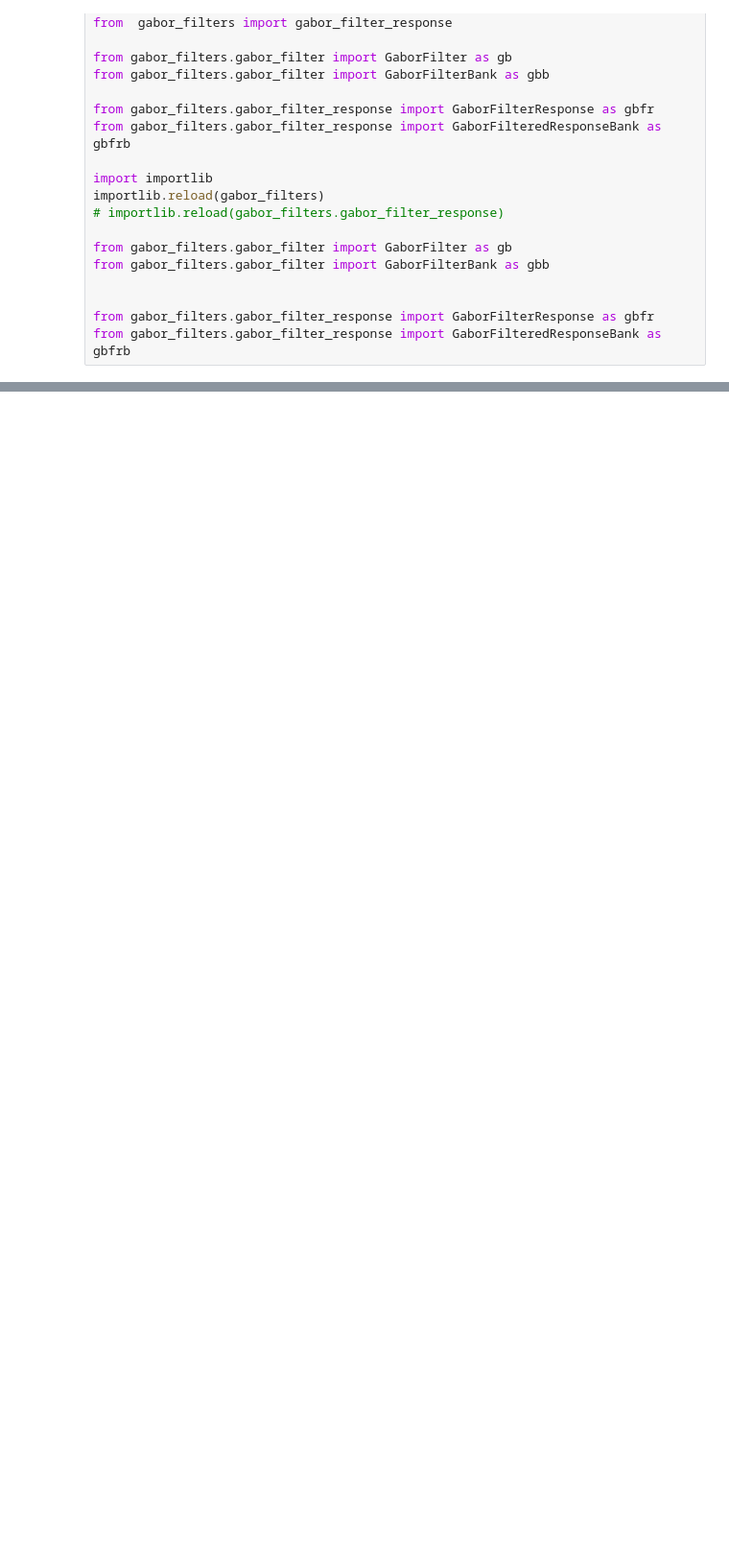
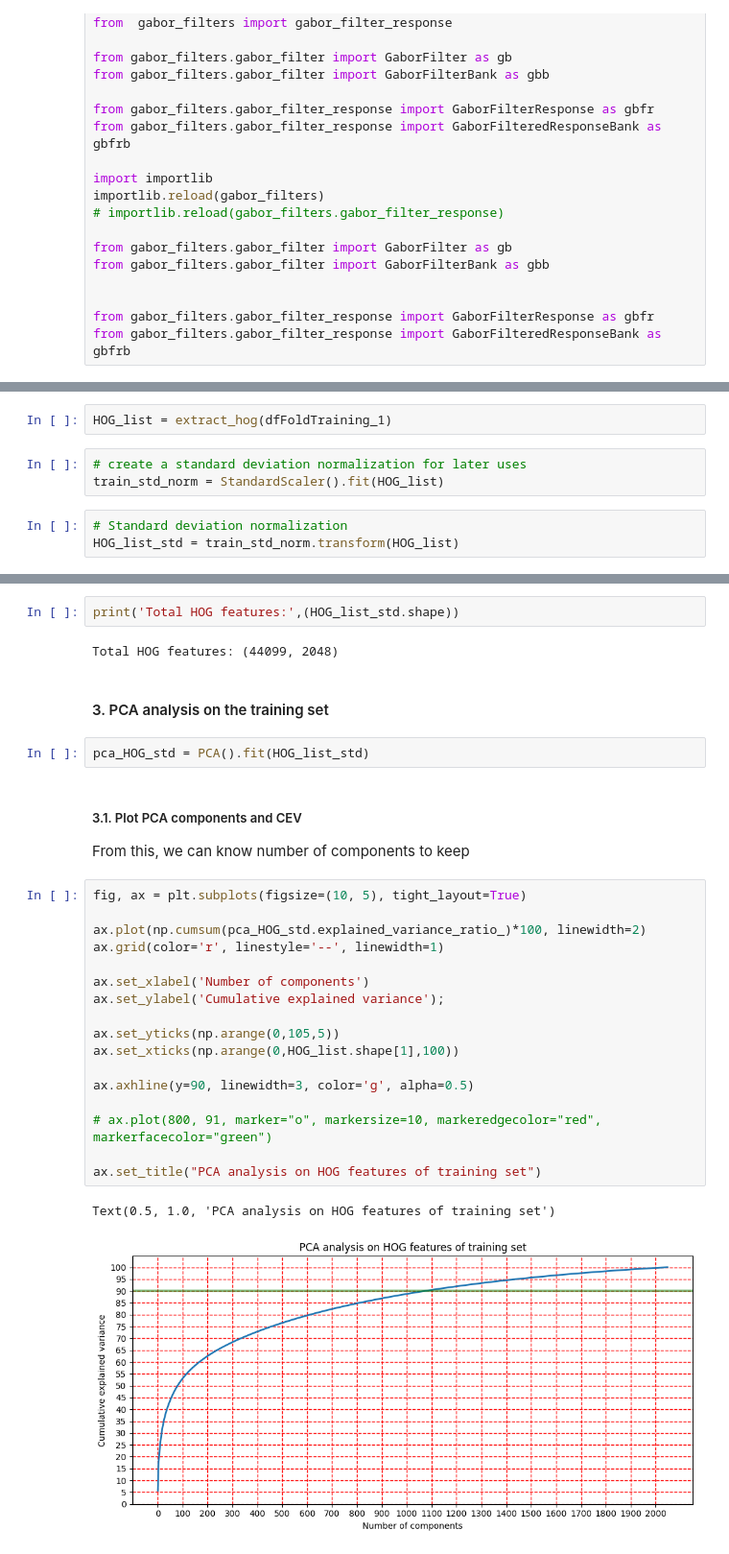
Before and after one commit to ledvic/_Plankton_Zooscan-Machine_Learning, a Jupyter notebook: _pyscripts/extract_gabor_filter_for_dataset.ipynb, the cells around one changed output, grey strips where cells are left out. Shown at 96% size. Drawn from its saved outputs; the diff is of its cells as text; blank space fills up the shorter version.

Commit message:
Completed the conversion Added a .py for testing Gabor filter on an image Added a .ipynb for extracting Gabor features of dataset

```diff
--- a/_pyscripts/extract_gabor_filter_for_dataset.ipynb
+++ b/_pyscripts/extract_gabor_filter_for_dataset.ipynb
@@ -77,0 +110,8 @@ NameError: name 'gbfrb' is not defined
+# %%
+HOG_list = extract_hog(dfFoldTraining_1)
+# %%
+# create a standard deviation normalization for later uses
+train_std_norm = StandardScaler().fit(HOG_list)
+# %%
+# Standard deviation normalization
+HOG_list_std = train_std_norm.transform(HOG_list)
@@ -77,0 +134,32 @@ NameError: name 'gbfrb' is not defined
+# %%
+print('Total HOG features:',(HOG_list_std.shape))
+# %% [output]
+Total HOG features: (44099, 2048)
+# %% [markdown]
+#### 3. PCA analysis on the training set
+# %%
+pca_HOG_std = PCA().fit(HOG_list_std)
+# %% [markdown]
+##### 3.1. Plot PCA components and CEV
+
+From this, we can know number of components to keep
+# %%
+fig, ax = plt.subplots(figsize=(10, 5), tight_layout=True)
+
+ax.plot(np.cumsum(pca_HOG_std.explained_variance_ratio_)*100, linewidth=2)
+ax.grid(color='r', linestyle='--', linewidth=1)
+
+ax.set_xlabel('Number of components')
+ax.set_ylabel('Cumulative explained variance');
+
+ax.set_yticks(np.arange(0,105,5))
+ax.set_xticks(np.arange(0,HOG_list.shape[1],100))
+
+ax.axhline(y=90, linewidth=3, color='g', alpha=0.5)
+
+# ax.plot(800, 91, marker="o", markersize=10, markeredgecolor="red", markerfacecolor="green")
+
+ax.set_title("PCA analysis on HOG features of training set")
+# %% [output]
+Text(0.5, 1.0, 'PCA analysis on HOG features of training set')
+[figure, added]
```
Also changed, not shown: parts of 70 cells of this notebook, 4 other files.
